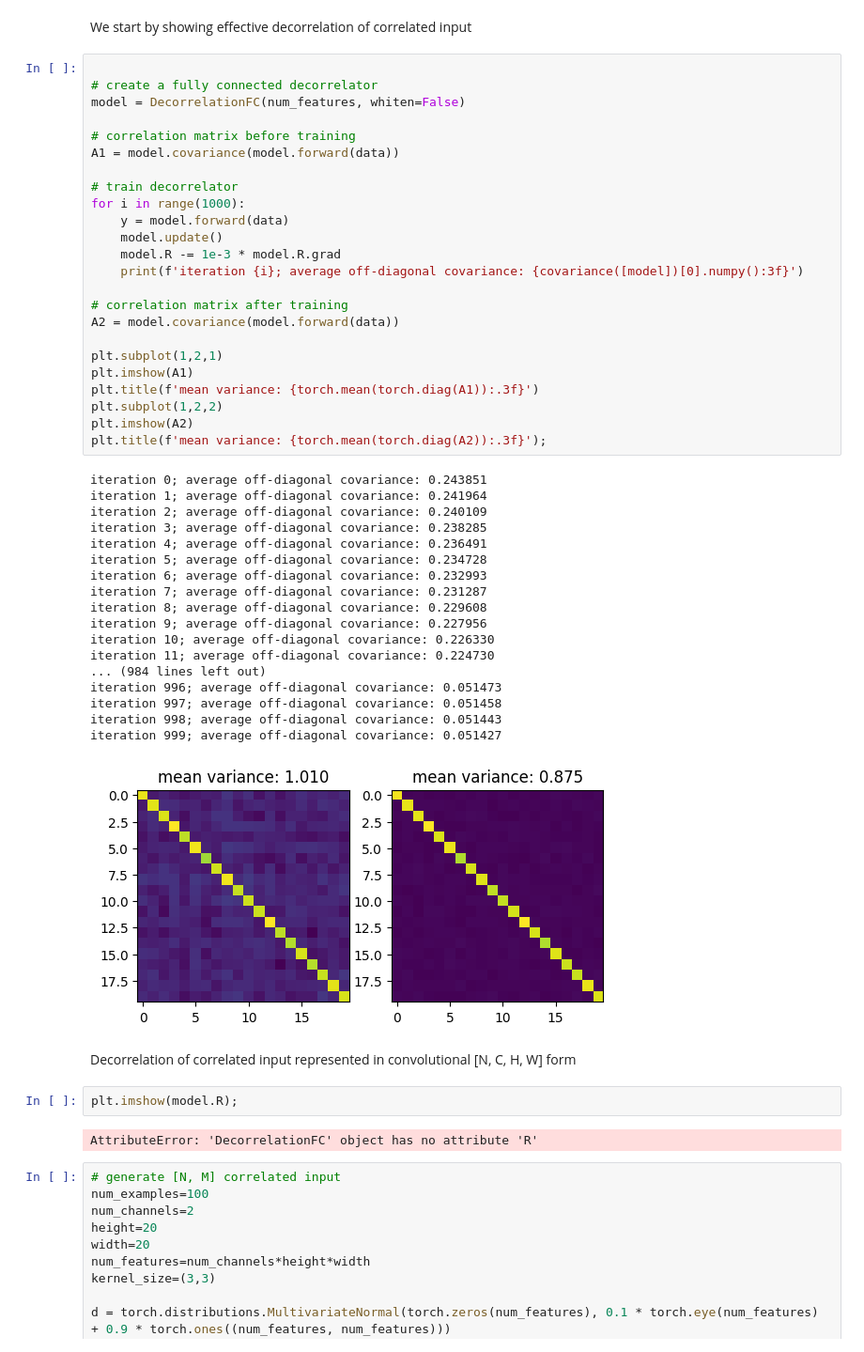
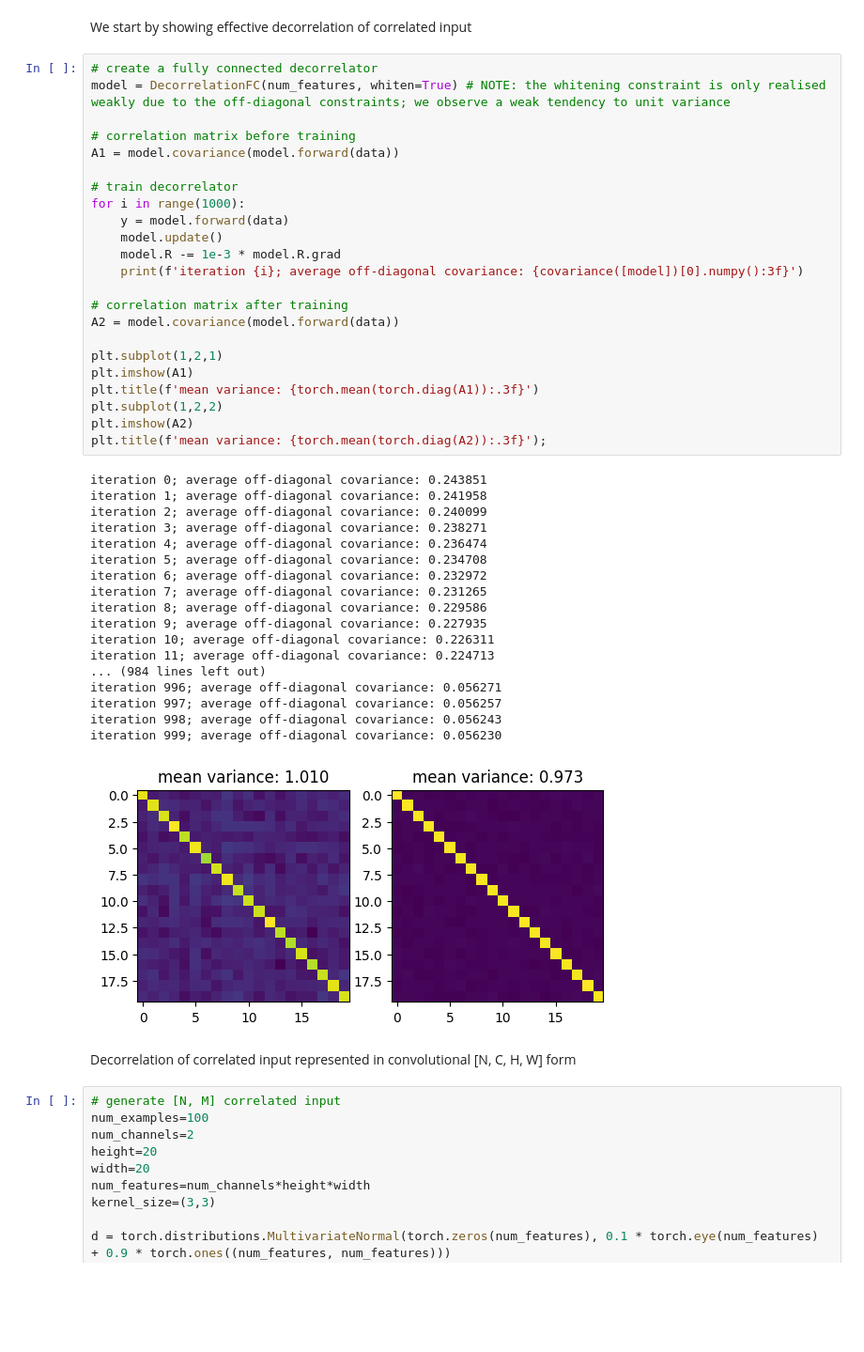
Before and after one commit to artcogsys/decorbp, a Jupyter notebook: examples/example.ipynb, the cells around one changed output. Shown at 94% size. Drawn from its saved outputs; the diff is of its cells as text; blank space fills up the shorter version.

```diff
--- a/examples/example.ipynb
+++ b/examples/example.ipynb
@@ -29,54 +15,49 @@ data = d.sample((num_samples,))
 # %% [markdown]
 We start by showing effective decorrelation of correlated input
 # %%
-
 # create a fully connected decorrelator
-model = DecorrelationFC(num_features, whiten=False)
+model = DecorrelationFC(num_features, whiten=True) # NOTE: the whitening constraint is only realised weakly due to the off-diagonal constraints; we observe a weak tendency to unit variance
 
 # correlation matrix before training
 A1 = model.covariance(model.forward(data))
 
 # train decorrelator
 for i in range(1000):
     y = model.forward(data)
     model.update()
     model.R -= 1e-3 * model.R.grad
     print(f'iteration {i}; average off-diagonal covariance: {covariance([model])[0].numpy():3f}')
 
 # correlation matrix after training
 A2 = model.covariance(model.forward(data))
 
 plt.subplot(1,2,1)
 plt.imshow(A1)
 plt.title(f'mean variance: {torch.mean(torch.diag(A1)):.3f}')
 plt.subplot(1,2,2)
 plt.imshow(A2)
 plt.title(f'mean variance: {torch.mean(torch.diag(A2)):.3f}');
 # %% [output]
 iteration 0; average off-diagonal covariance: 0.243851
-iteration 1; average off-diagonal covariance: 0.241964
-iteration 2; average off-diagonal covariance: 0.240109
-iteration 3; average off-diagonal covariance: 0.238285
-iteration 4; average off-diagonal covariance: 0.236491
-iteration 5; average off-diagonal covariance: 0.234728
-iteration 6; average off-diagonal covariance: 0.232993
-iteration 7; average off-diagonal covariance: 0.231287
-iteration 8; average off-diagonal covariance: 0.229608
-iteration 9; average off-diagonal covariance: 0.227956
-iteration 10; average off-diagonal covariance: 0.226330
-iteration 11; average off-diagonal covariance: 0.224730
+iteration 1; average off-diagonal covariance: 0.241958
+iteration 2; average off-diagonal covariance: 0.240099
+iteration 3; average off-diagonal covariance: 0.238271
+iteration 4; average off-diagonal covariance: 0.236474
+iteration 5; average off-diagonal covariance: 0.234708
+iteration 6; average off-diagonal covariance: 0.232972
+iteration 7; average off-diagonal covariance: 0.231265
+iteration 8; average off-diagonal covariance: 0.229586
+iteration 9; average off-diagonal covariance: 0.227935
+iteration 10; average off-diagonal covariance: 0.226311
+iteration 11; average off-diagonal covariance: 0.224713
 ... (984 lines left out)
-iteration 996; average off-diagonal covariance: 0.051473
-iteration 997; average off-diagonal covariance: 0.051458
-iteration 998; average off-diagonal covariance: 0.051443
-iteration 999; average off-diagonal covariance: 0.051427
+iteration 996; average off-diagonal covariance: 0.056271
+iteration 997; average off-diagonal covariance: 0.056257
+iteration 998; average off-diagonal covariance: 0.056243
+iteration 999; average off-diagonal covariance: 0.056230
-[figure, old version]
+[figure, new version]
 # %% [markdown]
 Decorrelation of correlated input represented in convolutional [N, C, H, W] form
-# %%
-plt.imshow(model.R);
-# %% [output]
-AttributeError: 'DecorrelationFC' object has no attribute 'R'
 # %%
 # generate [N, M] correlated input
 num_examples=100
```
Also changed, not shown: parts of 2 cells of this notebook.
